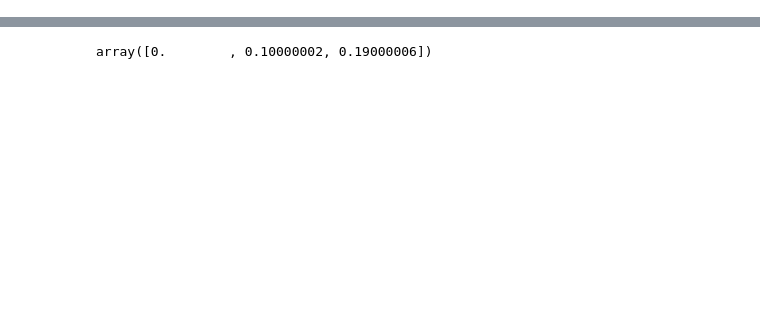
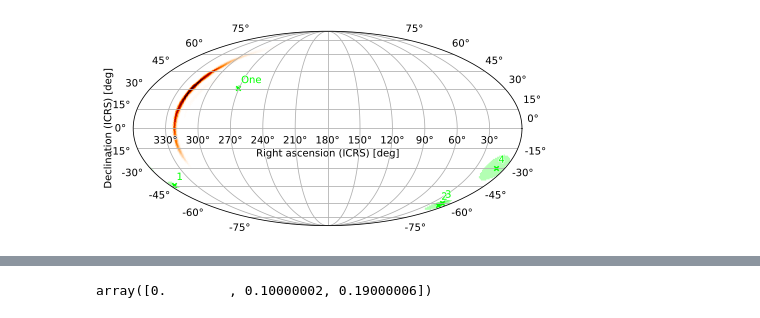
Before and after one commit to markalab/hpmoc, a Jupyter notebook: jup/astroplot.ipynb, the cells around one changed output, grey strips where cells are left out. Cells and saved outputs as stored; diff of their text form; code cells hidden in the pictures; blank space fills up the shorter version.

```diff
--- a/jup/astroplot.ipynb
+++ b/jup/astroplot.ipynb
@@ -62,2 +69,6 @@ mor = m.render(w)
 array2, footprint2 = reproject_from_healpix("../tests/data/S191216ap.fits.gz",
                                             target_header, nested=True)
+# %%
+mo.plot()
+# %% [output]
+[figure, added]
```
Also changed, not shown: parts of 9 cells of this notebook, 5 other files.
